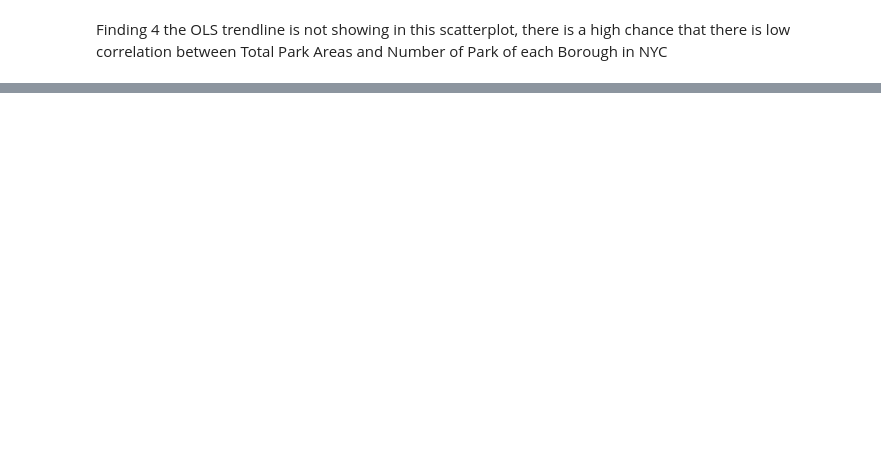
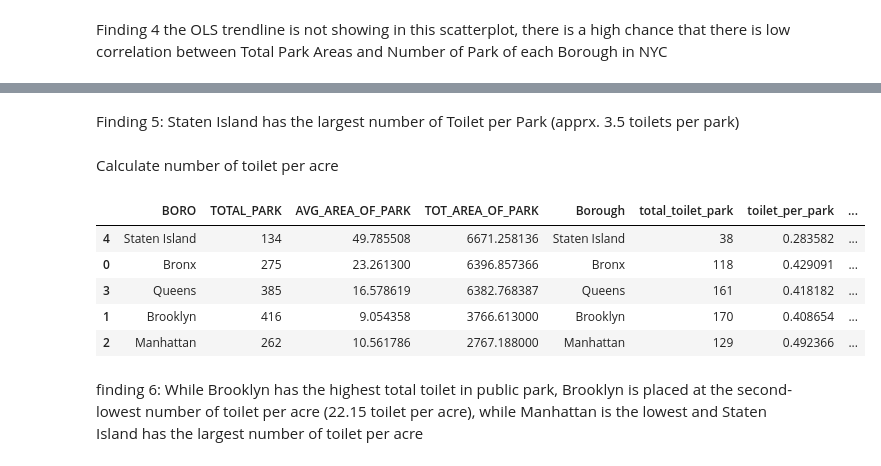
Before and after one commit to meryhotma/meryhotma.github.io, a Jupyter notebook: Project_3.ipynb, the cells around one changed output, grey strips where cells are left out. Cells and saved outputs as stored; diff of their text form; code cells hidden in the pictures; blank space fills up the shorter version.

Commit message:
manage the toilet data

```diff
--- a/Project_3.ipynb
+++ b/Project_3.ipynb
@@ -384,0 +397,4 @@ Finding 4 the OLS trendline is not showing in this scatterplot, there is a high
+# %%
+# calculate number of toilet in public park per borough
+toilet_count = toilet.groupby("Borough").size().reset_index(name="total_toilet_park")
+toilet_count.sort_values("total_toilet_park")
@@ -384,0 +418,7 @@ Finding 4 the OLS trendline is not showing in this scatterplot, there is a high
+# %%
+# combine both dataset
+park_toilet = pd.merge(
+    left=park_total, right=toilet_count, left_on="BORO", right_on="Borough", how="left"
+)
+
+park_toilet
@@ -384,0 +434,7 @@ Finding 4 the OLS trendline is not showing in this scatterplot, there is a high
+# %%
+# Calculate the number of toilet per acres in NYC Park
+park_toilet["toilet_per_park"] = (
+    park_toilet["total_toilet_park"] / park_toilet["TOTAL_PARK"]
+)
+
+park_toilet.sort_values("toilet_per_park")
@@ -384,0 +448,20 @@ Finding 4 the OLS trendline is not showing in this scatterplot, there is a high
+# %% [markdown]
+Finding 5: Staten Island has the largest number of Toilet per Park (apprx. 3.5 toilets per park)
+# %% [markdown]
+Calculate number of toilet per acre
+# %%
+# number of toilet per acre
+park_toilet["toilet_per_acre"] = (
+    park_toilet["total_toilet_park"] / park_toilet["TOT_AREA_OF_PARK"]
+)
+
+park_toilet.sort_values("toilet_per_acre")
+# %% [output]
+|  | BORO | TOTAL_PARK | AVG_AREA_OF_PARK | TOT_AREA_OF_PARK | Borough | total_toilet_park | toilet_per_park | ... |
+| 4 | Staten Island | 134 | 49.785508 | 6671.258136 | Staten Island | 38 | 0.283582 | ... |
+| 0 | Bronx | 275 | 23.261300 | 6396.857366 | Bronx | 118 | 0.429091 | ... |
+| 3 | Queens | 385 | 16.578619 | 6382.768387 | Queens | 161 | 0.418182 | ... |
+| 1 | Brooklyn | 416 | 9.054358 | 3766.613000 | Brooklyn | 170 | 0.408654 | ... |
+| 2 | Manhattan | 262 | 10.561786 | 2767.188000 | Manhattan | 129 | 0.492366 | ... |
+# %% [markdown]
+finding 6: While Brooklyn has the highest total toilet in public park, Brooklyn is placed at the second-lowest number of toilet per acre (22.15 toilet per acre), while Manhattan is the lowest and Staten Island has the largest number of toilet per acre
```
Also changed, not shown: parts of 19 cells of this notebook.
